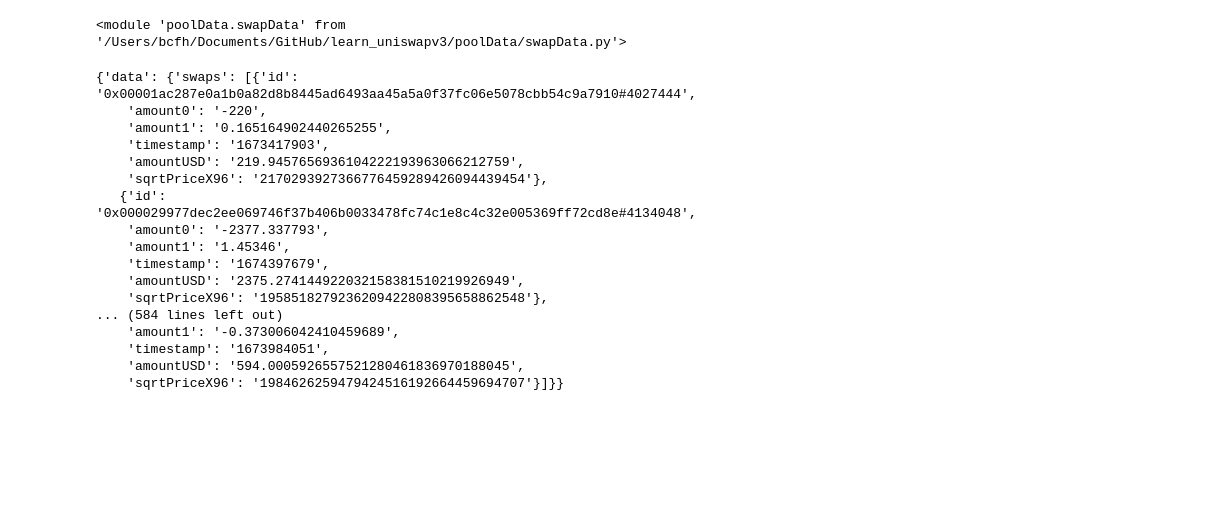
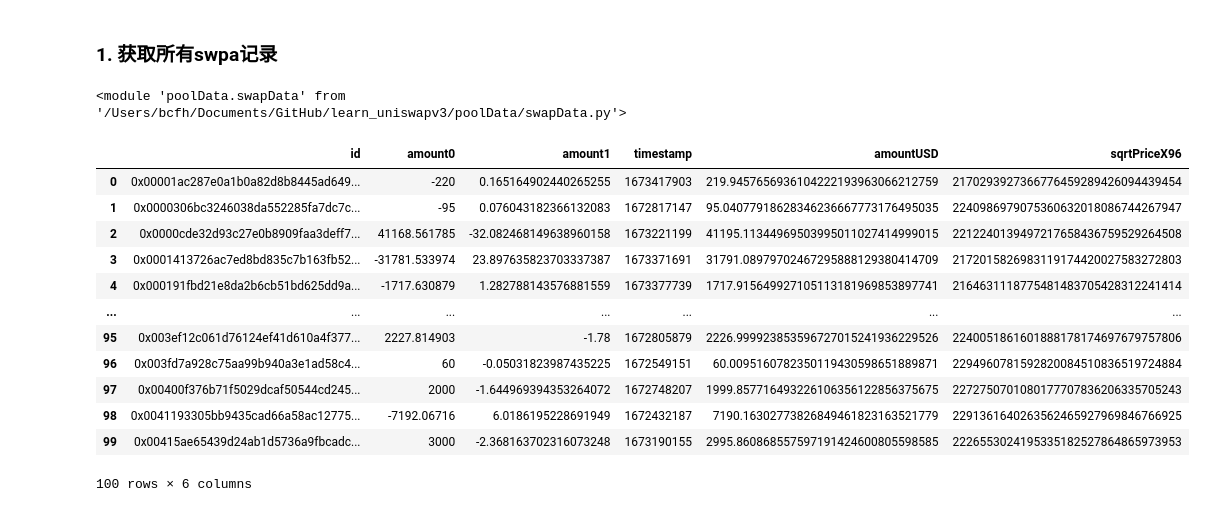
Before and after one commit to Fooooooooooox/learn_uniswapv3, a Jupyter notebook: swapData.ipynb, the cells around one changed output. Cells and saved outputs as stored; diff of their text form; code cells hidden in the pictures; blank space fills up the shorter version.

```diff
--- a/swapData.ipynb
+++ b/swapData.ipynb
@@ -1,3 +7,5 @@
+# %% [markdown]
+### 1. 获取所有swpa记录
 # %%
 
 import sys
@@ -23,22 +31,18 @@ end = datetime(2023, 3, 15)
 pool_id = "0x88e6a0c2ddd26feeb64f039a2c41296fcb3f5640"
 # %%
-data = swapData.query_swaps("1672502400", "1678809600", pool_id)
+data = swapData.query_swaps(int(begin.timestamp()), int(end.timestamp()), pool_id)
 data
 # %% [output]
+|  | id | amount0 | amount1 | timestamp | amountUSD | sqrtPriceX96 |
+| 0 | 0x00001ac287e0a1b0a82d8b8445ad649... | -220 | 0.165164902440265255 | 1673417903 | 219.9457656936104222193963066212759 | 2170293927366776459289426094439454 |
+| 1 | 0x0000306bc3246038da552285fa7dc7c... | -95 | 0.076043182366132083 | 1672817147 | 95.04077918628346236667773176495035 | 2240986979075360632018086744267947 |
+| 2 | 0x0000cde32d93c27e0b8909faa3deff7... | 41168.561785 | -32.082468149638960158 | 1673221199 | 41195.11344969503995011027414999015 | 2212240139497217658436759529264508 |
+| 3 | 0x0001413726ac7ed8bd835c7b163fb52... | -31781.533974 | 23.897635823703337387 | 1673371691 | 31791.08979702467295888129380414709 | 2172015826983119174420027583272803 |
+| 4 | 0x000191fbd21e8da2b6cb51bd625dd9a... | -1717.630879 | 1.282788143576881559 | 1673377739 | 1717.915649927105113181969853897741 | 2164631118775481483705428312241414 |
+| ... | ... | ... | ... | ... | ... | ... |
+| 95 | 0x003ef12c061d76124ef41d610a4f377... | 2227.814903 | -1.78 | 1672805879 | 2226.999923853596727015241936229526 | 2240051861601888178174697679757806 |
+| 96 | 0x003fd7a928c75aa99b940a3e1ad58c4... | 60 | -0.05031823987435225 | 1672549151 | 60.0095160782350119430598651889871 | 2294960781592820084510836519724884 |
+| 97 | 0x00400f376b71f5029dcaf50544cd245... | 2000 | -1.644969394353264072 | 1672748207 | 1999.857716493226106356122856375675 | 2272750701080177707836206335705243 |
+| 98 | 0x0041193305bb9435cad66a58ac12775... | -7192.06716 | 6.0186195228691949 | 1672432187 | 7190.16302773826849461823163521779 | 2291361640263562465927969846766925 |
+| 99 | 0x00415ae65439d24ab1d5736a9fbcadc... | 3000 | -2.368163702316073248 | 1673190155 | 2995.860868557597191424600805598585 | 2226553024195335182527864865973953 |
-{'data': {'swaps': [{'id': '0x00001ac287e0a1b0a82d8b8445ad6493aa45a5a0f37fc06e5078cbb54c9a7910#4027444',
-    'amount0': '-220',
-    'amount1': '0.165164902440265255',
-    'timestamp': '1673417903',
-    'amountUSD': '219.9457656936104222193963066212759',
-    'sqrtPriceX96': '2170293927366776459289426094439454'},
-   {'id': '0x000029977dec2ee069746f37b406b0033478fc74c1e8c4c32e005369ff72cd8e#4134048',
-    'amount0': '-2377.337793',
-    'amount1': '1.45346',
-    'timestamp': '1674397679',
-    'amountUSD': '2375.274144922032158381510219926949',
-    'sqrtPriceX96': '1958518279236209422808395658862548'},
-... (584 lines left out)
-    'amount1': '-0.373006042410459689',
-    'timestamp': '1673984051',
-    'amountUSD': '594.0005926557521280461836970188045',
-    'sqrtPriceX96': '1984626259479424516192664459694707'}]}}
+100 rows × 6 columns
```
Also changed, not shown: parts of 5 cells of this notebook, 1 other file.
